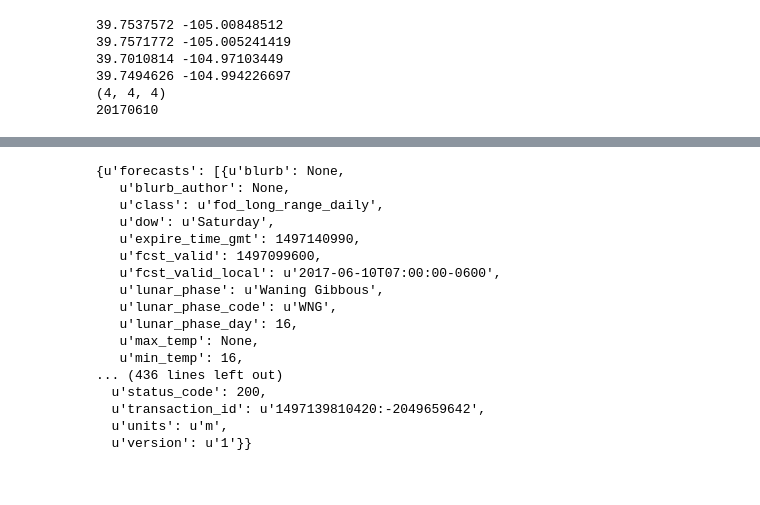
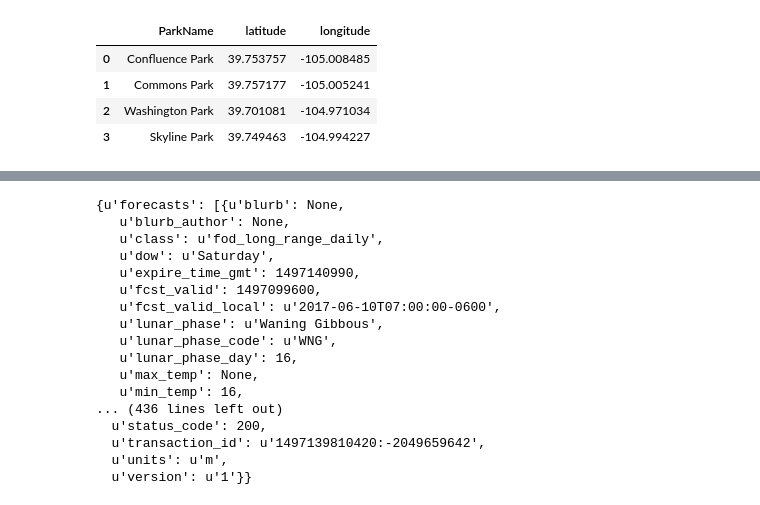
Before and after one commit to slswee/Hermes, a Jupyter notebook: JupyterNotebooks/todayWeather.ipynb, the cells around one changed output, grey strips where cells are left out. Drawn from its saved outputs; the diff is of its cells as text; code cells hidden in the pictures.

```diff
--- a/JupyterNotebooks/todayWeather.ipynb
+++ b/JupyterNotebooks/todayWeather.ipynb
@@ -12,35 +12,30 @@ import os
 # %%
 from geopy.geocoders import Nominatim # module to convert an address into latitude and longitude values
 
 address = "1644 Platte St, Denver, CO"
 list_of_parks = {'Confluence Park':'Confluence Park, Denver', 'Commons Park':'Commons Park, Denver','Skyline Park':'Skyline Park, Denver','Washington Park':'Washington Park, Denver'}
 
 park_name = []
 latitudes_list = []
 longitudes_list = []
 
 for address in list_of_parks:
     geolocator = Nominatim()
     location = geolocator.geocode(list_of_parks[address])
     latitude, longitude = location.latitude, location.longitude
     latitudes_list = latitudes_list + [latitude]
     longitudes_list = longitudes_list + [longitude]
     park_name = park_name + [address]
-    print latitude, longitude
+    #print latitude, longitude
 
-print(len(park_name), len(latitudes_list), len(longitudes_list))
 parksDF = pd.DataFrame({'ParkName': park_name, 'latitude':latitudes_list,'longitude': longitudes_list})
 parksDF.head()
-import time
-today = time.strftime("%Y%m%d")
-print(today)
 # %% [output]
-39.7537572 -105.00848512
-39.7571772 -105.005241419
-39.7010814 -104.97103449
-39.7494626 -104.994226697
-(4, 4, 4)
-20170610
+|  | ParkName | latitude | longitude |
+| 0 | Confluence Park | 39.753757 | -105.008485 |
+| 1 | Commons Park | 39.757177 | -105.005241 |
+| 2 | Washington Park | 39.701081 | -104.971034 |
+| 3 | Skyline Park | 39.749463 | -104.994227 |
 # %%
 import requests
 import datetime
```
Also changed, not shown: parts of 5 cells of this notebook.
